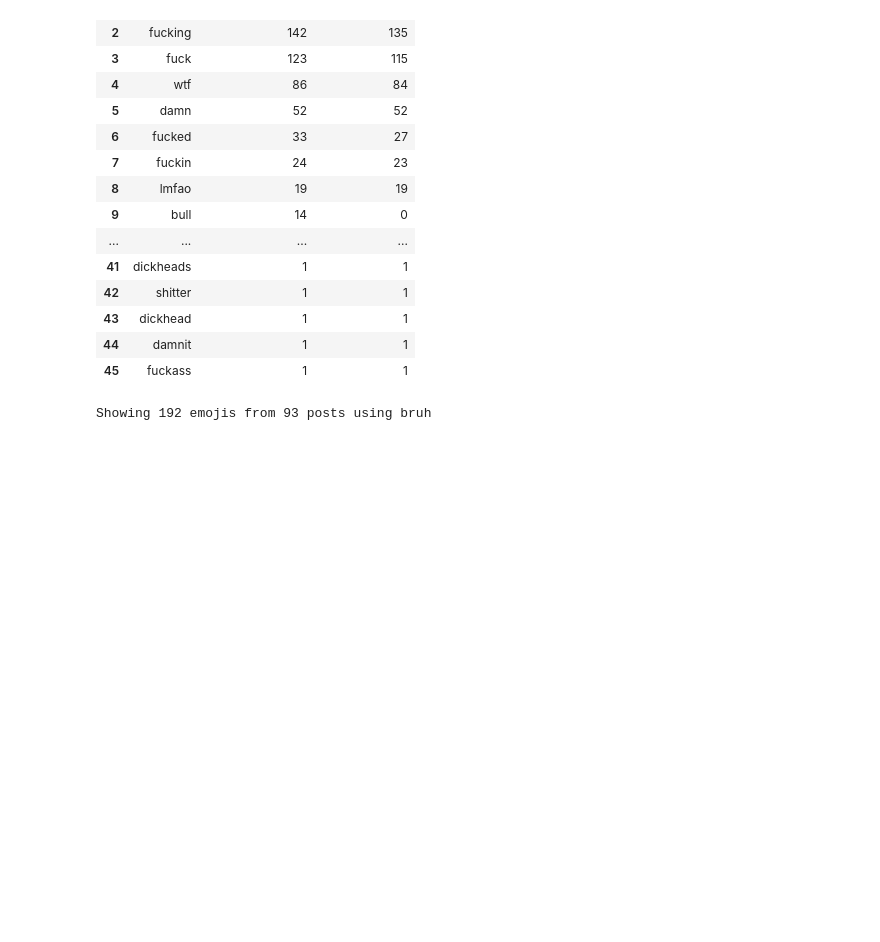
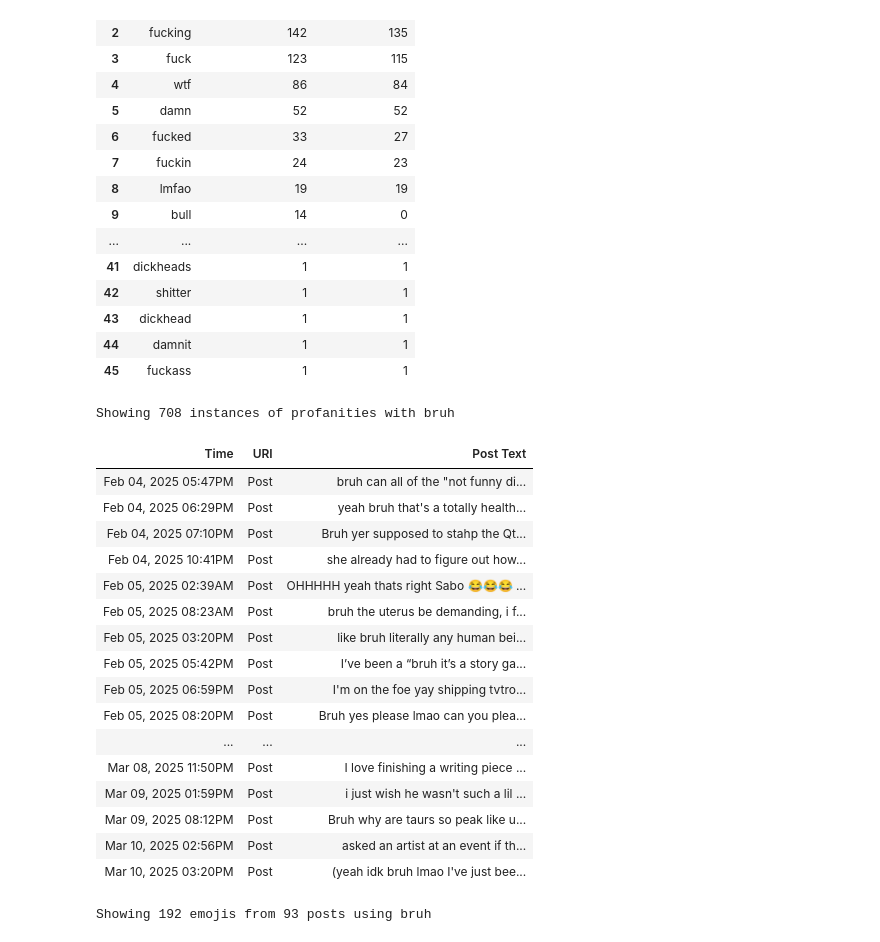
Before and after one commit to paceaux/social-pronouns, a Jupyter notebook: bruh.ipynb, the cells around one changed output. Drawn from its saved outputs; the diff is of its cells as text; code cells hidden in the pictures; blank space fills up the shorter version.

```diff
--- a/bruh.ipynb
+++ b/bruh.ipynb
@@ -299,6 +367,40 @@ Showing 96 profanities from 987 posts using bruh
 | 43 | dickhead | 1 | 1 |
 | 44 | damnit | 1 | 1 |
 | 45 | fuckass | 1 | 1 |
+# %%
+prof_words = list(prof_density.keys())
+prof_pattern = re.compile(f'\\b({'|'.join(prof_words)})\\b')
+rows_with_profs = list(filter(lambda x: prof_pattern.search(x[2]), pronoun_rows))
+
+rwp = rows_with_profs if len(rows_with_profs) > raw_slice_size else rows_with_profs[0:raw_slice_size]
+rwpd = pd.DataFrame(rwa, columns=column_titles)
+
+rwpd = rwpd.reset_index(drop=True)
+
+rwpd.style\
+    .hide(axis="index")\
+    .format(subset=['Time'], formatter=prettify_time)\
+    .format(subset=['URI'], formatter= make_link , escape='html')\
+    .set_caption(f"Showing  {len(rows_with_profs)} instances of profanities with {pronoun}")
+# %% [output]
+Showing 708 instances of profanities with bruh
+| Time | URI | Post Text |
+| Feb 04, 2025 05:47PM | Post | bruh can all of the "not funny di... |
+| Feb 04, 2025 06:29PM | Post | yeah bruh that's a totally health... |
+| Feb 04, 2025 07:10PM | Post | Bruh yer supposed to stahp the Qt... |
+| Feb 04, 2025 10:41PM | Post | she already had to figure out how... |
+| Feb 05, 2025 02:39AM | Post | OHHHHH yeah thats right Sabo 😂😂😂 ... |
+| Feb 05, 2025 08:23AM | Post | bruh the uterus be demanding, i f... |
+| Feb 05, 2025 03:20PM | Post | like bruh literally any human bei... |
+| Feb 05, 2025 05:42PM | Post | I’ve been a “bruh it’s a story ga... |
+| Feb 05, 2025 06:59PM | Post | I'm on the foe yay shipping tvtro... |
+| Feb 05, 2025 08:20PM | Post | Bruh yes please lmao can you plea... |
+| ... | ... | ... |
+| Mar 08, 2025 11:50PM | Post | I love finishing a writing piece ... |
+| Mar 09, 2025 01:59PM | Post | i just wish he wasn't such a lil ... |
+| Mar 09, 2025 08:12PM | Post | Bruh why are taurs so peak like u... |
+| Mar 10, 2025 02:56PM | Post | asked an artist at an event if th... |
+| Mar 10, 2025 03:20PM | Post | (yeah idk bruh lmao I've just bee... |
 # %%
 e_density = get_instance_dict(emojis.keys(), pronoun_rows)
 total_e_posts = sum( v for k,v in aff_density.items() )
```
Also changed, not shown: parts of 5 cells of this notebook.
